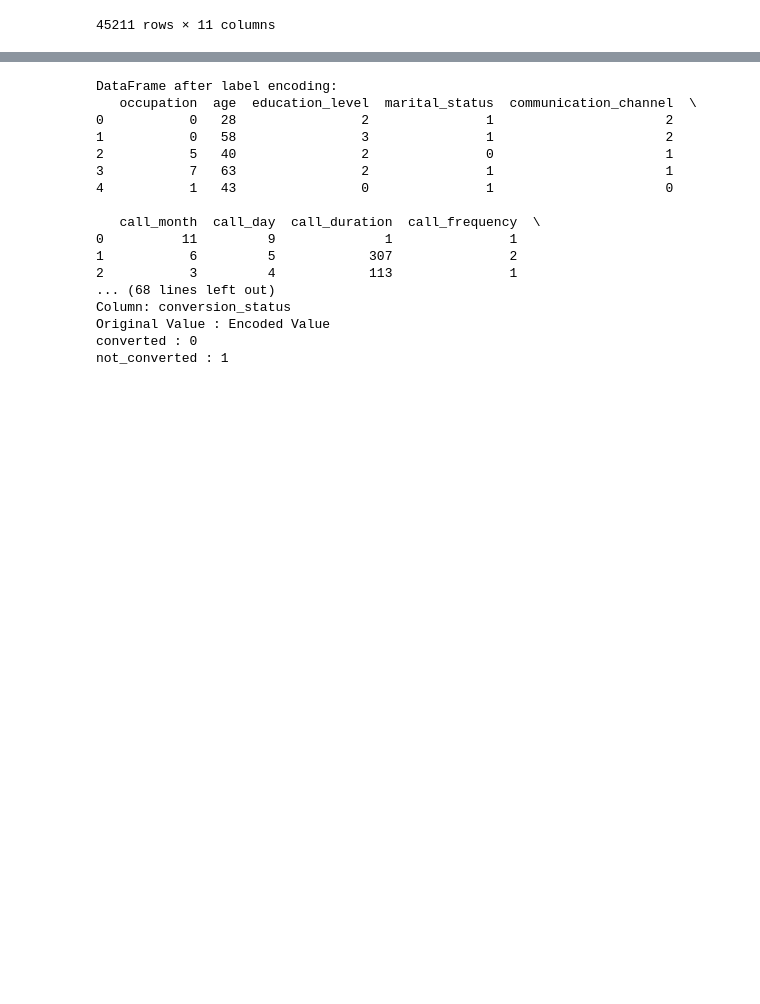
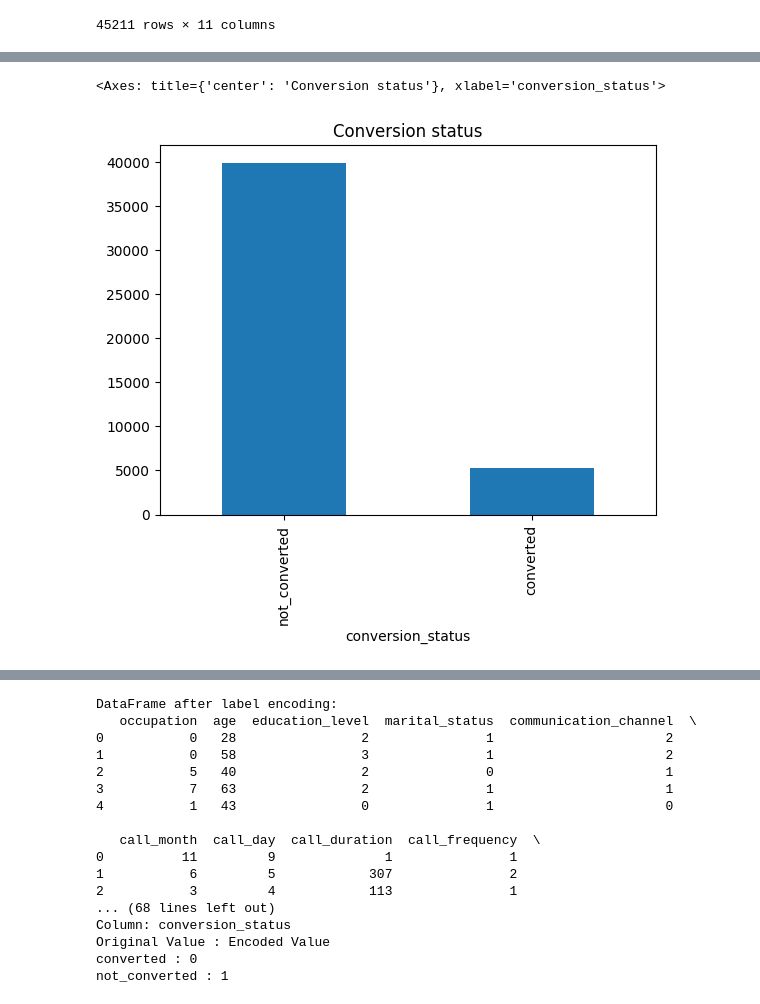
Before and after one commit to ProElectro121/Ml_Project_final, a Jupyter notebook: ML_Project.ipynb, the cells around one changed output, grey strips where cells are left out. Drawn from its saved outputs; the diff is of its cells as text; code cells hidden in the pictures; blank space fills up the shorter version.

```diff
--- a/ML_Project.ipynb
+++ b/ML_Project.ipynb
@@ -47,0 +93,7 @@ df
+# %%
+value_counts = df['conversion_status'].value_counts()
+
+value_counts.plot.bar(title = 'Conversion status')
+# %% [output]
+<Axes: title={'center': 'Conversion status'}, xlabel='conversion_status'>
+[figure, added]
```
Also changed, not shown: parts of 4 cells of this notebook.
